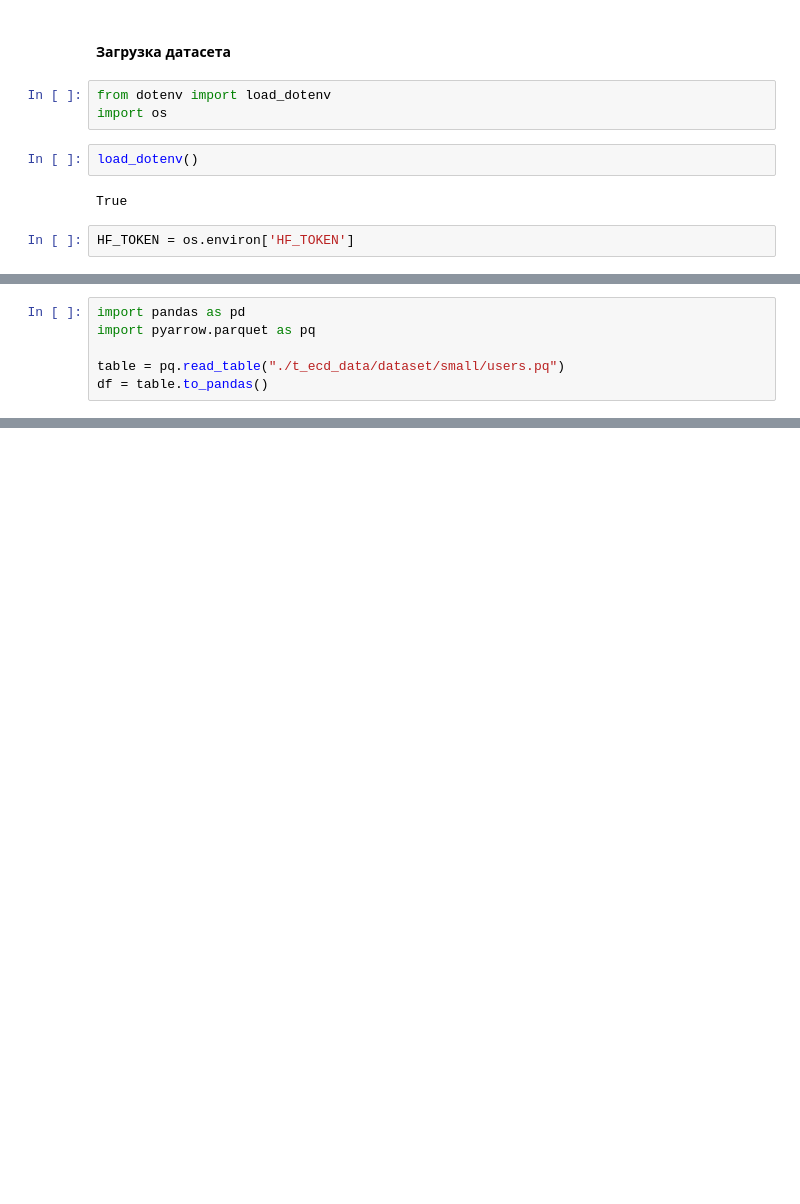
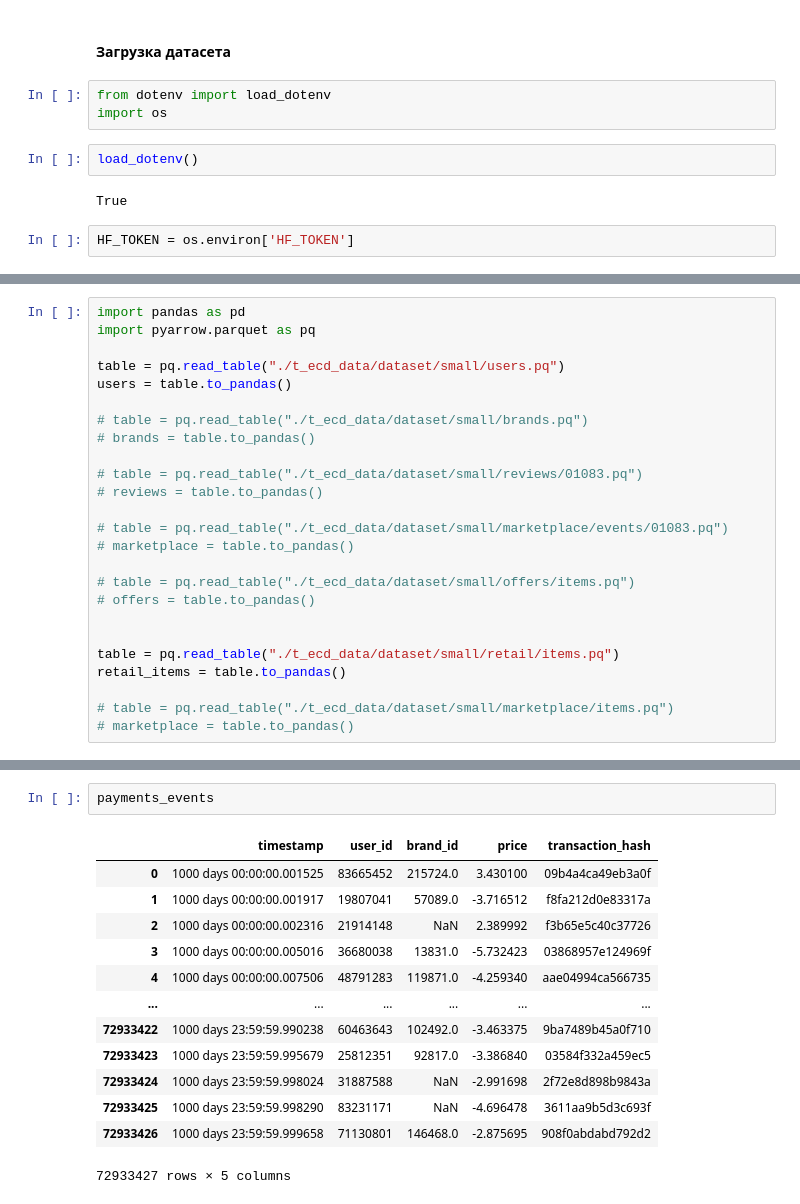
Before and after one commit to Pavloffff/RecSys31, a Jupyter notebook: data/eda.ipynb, the cells around one changed output, grey strips where cells are left out. Cells and saved outputs as stored; diff of their text form; blank space fills up the shorter version.

```diff
--- a/data/eda.ipynb
+++ b/data/eda.ipynb
@@ -26,4 +26,23 @@ import pandas as pd
 import pyarrow.parquet as pq
 
 table = pq.read_table("./t_ecd_data/dataset/small/users.pq")
-df = table.to_pandas()
+users = table.to_pandas()
+
+# table = pq.read_table("./t_ecd_data/dataset/small/brands.pq")
+# brands = table.to_pandas()
+
+# table = pq.read_table("./t_ecd_data/dataset/small/reviews/01083.pq")
+# reviews = table.to_pandas()
+
+# table = pq.read_table("./t_ecd_data/dataset/small/marketplace/events/01083.pq")
+# marketplace = table.to_pandas()
+
+# table = pq.read_table("./t_ecd_data/dataset/small/offers/items.pq")
+# offers = table.to_pandas()
+
+
+table = pq.read_table("./t_ecd_data/dataset/small/retail/items.pq")
+retail_items = table.to_pandas()
+
+# table = pq.read_table("./t_ecd_data/dataset/small/marketplace/items.pq")
+# marketplace = table.to_pandas()
@@ -46,0 +68,16 @@ Index(['user_id', 'socdem_cluster', 'region'], dtype='object')
+# %%
+payments_events
+# %% [output]
+|  | timestamp | user_id | brand_id | price | transaction_hash |
+| 0 | 1000 days 00:00:00.001525 | 83665452 | 215724.0 | 3.430100 | 09b4a4ca49eb3a0f |
+| 1 | 1000 days 00:00:00.001917 | 19807041 | 57089.0 | -3.716512 | f8fa212d0e83317a |
+| 2 | 1000 days 00:00:00.002316 | 21914148 | NaN | 2.389992 | f3b65e5c40c37726 |
+| 3 | 1000 days 00:00:00.005016 | 36680038 | 13831.0 | -5.732423 | 03868957e124969f |
+| 4 | 1000 days 00:00:00.007506 | 48791283 | 119871.0 | -4.259340 | aae04994ca566735 |
+| ... | ... | ... | ... | ... | ... |
+| 72933422 | 1000 days 23:59:59.990238 | 60463643 | 102492.0 | -3.463375 | 9ba7489b45a0f710 |
+| 72933423 | 1000 days 23:59:59.995679 | 25812351 | 92817.0 | -3.386840 | 03584f332a459ec5 |
+| 72933424 | 1000 days 23:59:59.998024 | 31887588 | NaN | -2.991698 | 2f72e8d898b9843a |
+| 72933425 | 1000 days 23:59:59.998290 | 83231171 | NaN | -4.696478 | 3611aa9b5d3c693f |
+| 72933426 | 1000 days 23:59:59.999658 | 71130801 | 146468.0 | -2.875695 | 908f0abdabd792d2 |
+72933427 rows × 5 columns
```
Also changed, not shown: parts of 22 cells of this notebook.
